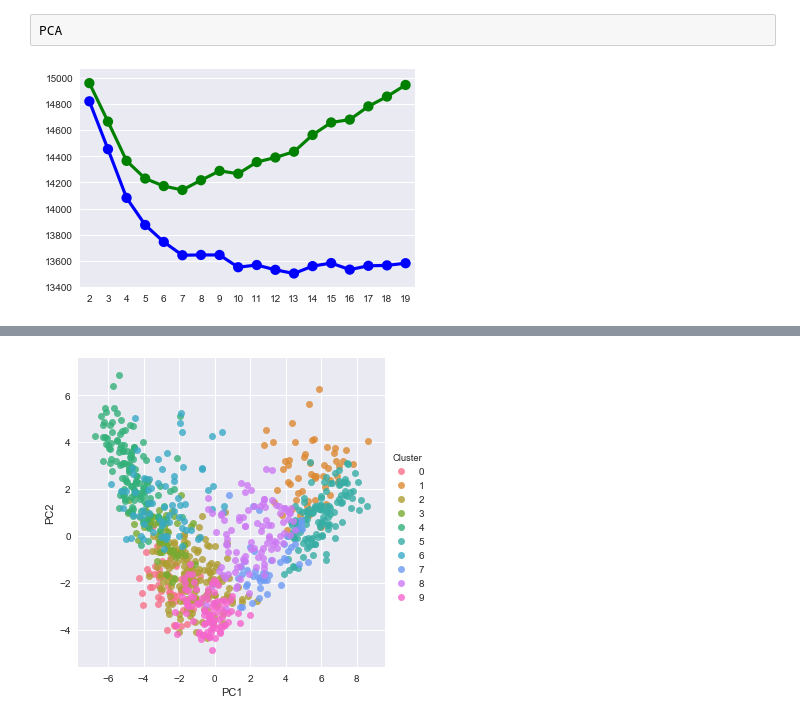
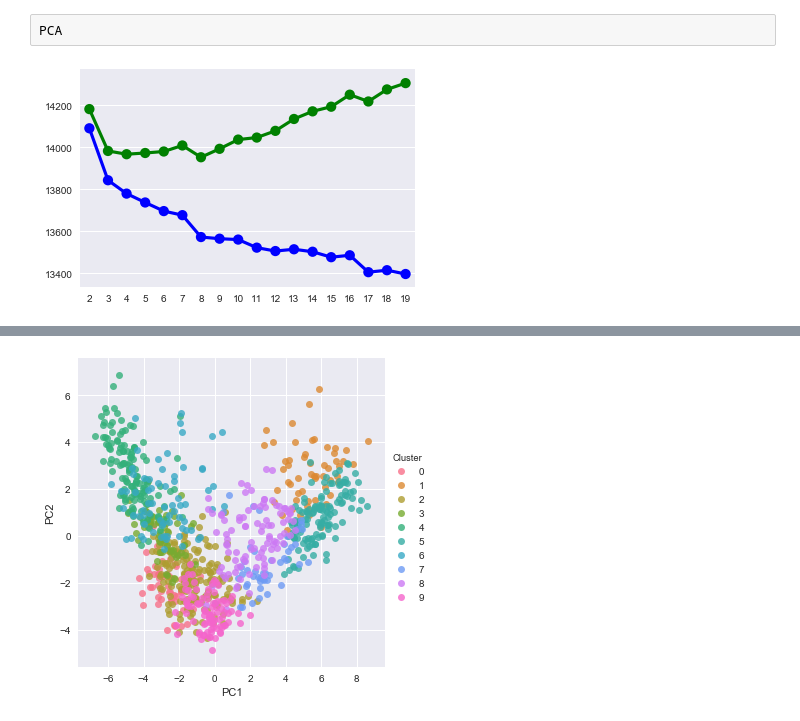
Before and after one commit to JohnLithio/NBACluster, a Jupyter notebook: ScrapeForCluster.ipynb, the cells around one changed output, grey strips where cells are left out. Saved outputs shown, nothing was run; the diff lists cells and outputs as text; code cells hidden in the pictures.

```diff
--- a/ScrapeForCluster.ipynb
+++ b/ScrapeForCluster.ipynb
@@ -48,16 +77,14 @@ for season in seasons:
 
                 df = pd.DataFrame(values, columns = headers)
 
-                posscol = category + '_' + side[0] + 'Poss'
+                posscol = side[0] + '_' + category + '_' + 'Poss'
                 df[posscol] = df['Poss']
-                cols = ['PlayerIDSID', 'PlayerFirstName', 'PlayerLastName', 'TeamName', 'P',
-                        'season', posscol]
+                cols = ['PlayerIDSID', 'season', posscol]
                 if seasondf is None:
                     seasondf = df[cols].copy()
                 else:
                     seasondf = pd.merge(df[cols], seasondf, how='outer',
-                                         on=['PlayerIDSID', 'PlayerFirstName',
-                                             'PlayerLastName', 'TeamName', 'P', 'season'])
+                                         on=['PlayerIDSID', 'season'])
             except:
                 pass
     if pt_master is None:
@@ -65,8 +92,9 @@ for season in seasons:
     else:
         pt_master = pd.concat([pt_master, seasondf], ignore_index=True)
 
-pt_master = pt_master.loc[pt_master['P'].apply(lambda x: not str(x).isdigit())]
-pt_master['P'] = pt_master['P'].str.replace('F--G', 'F-G')
+pt_master = pt_master.groupby(['PlayerIDSID', 'season']).sum().reset_index()
+pt_master = pd.merge(pt_master, p_master, how='inner', left_on='PlayerIDSID',
+                     right_on='PERSON_ID')
 # %% [raw]
 Get Tracking data
 # %%
@@ -184,16 +212,23 @@ for col in  ['DEF_RIM_FGA',
              'DRIVES']:
     df[col] = df[col]/df['MIN']
 
-info_cols = ['PLAYER_ID', 'season', 'PlayerIDSID', 'PlayerFirstName',
-             'PlayerLastName', 'TeamName', 'P']
-num_cols = [x for x in df.columns if x not in info_cols]
-oposs_cols = [x for x in df.columns if x.endswith('oPoss')]
-dposs_cols = [x for x in df.columns if x.endswith('dPoss')]
-track_cols = [x for x in df.columns if x not in poss_cols and x in num_cols]
+dcol_rename = {col:'d_' + col for col in ['AVG_DREB_DIST', 'DREB_CHANCES', 'DEF_RIM_FGA']}
+df.rename(columns=dcol_rename, inplace=True)
+
+info_cols = ['PLAYER_ID', 'season', 'PlayerIDSID', 'DISPLAY_FIRST_LAST',
+             'PERSON_ID', 'MIN']
+ocol_rename = {x:'o_' + x for x in df.columns if
+               (x not in info_cols) and not (x[:2] in ['d_', 'o_'])}
+df.rename(columns=ocol_rename, inplace=True)
+
 df.fillna(0, inplace=True)
 
 # Keep only top 300 players for each year (10 from each team)
 df = df.groupby('season').head(300).reset_index()
+
+ocols = [x for x in df.columns if x.startswith('o_')]
+dcols = [x for x in df.columns if x.startswith('d_')]
+d_idx = [df[ocols+dcols].columns.get_loc(x) for x in dcols] # Index of defense columns
 # %% [raw]
 K-means clustering on data
 # %%
@@ -202,11 +237,17 @@ from sklearn.mixture import GaussianMixture as gmm
 from sklearn.preprocessing import StandardScaler
 
 # Get the columns to perform K-means on
+X = df[ocols+dcols].values
 
-X = df[num_cols].values
+# Weight offense and defense columns
+o_weight = .5
+d_weight = (1-o_weight)/o_weight * len(ocols)/len(dcols)
 
 # Normalize values to 0 mean and 1 standard deviation
 X_norm = StandardScaler().fit_transform(X)
+
+for i in d_idx:
+    X_norm[:,i] *= d_weight
 # %%
 def elbow(k_max, X):
     elbow = {}
@@ -239,15 +280,15 @@ PCA
 # %%
 from sklearn.decomposition import PCA
 
 def pcaDF(X):
     n = len(X[0])
     pca = PCA(n_components=n).fit_transform(X)
     cols = ['PC'+str(x+1) for x in range(n)]
     dfpca = pd.DataFrame(pca, columns=cols)
     return dfpca
 
 dfpca = pcaDF(X_norm)
 
-elbow(20, dfpca[['PC1', 'PC2', 'PC3', 'PC4']].values)
+elbow(20, dfpca[['PC1', 'PC2', 'PC3']].values)
 # %% [output]
-[figure, old version]
+[figure, new version]
```
Also changed, not shown: parts of 6 cells of this notebook.
